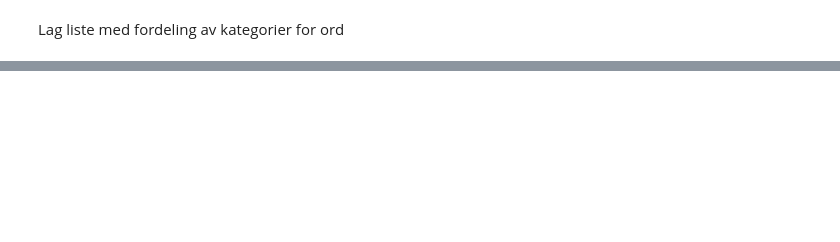
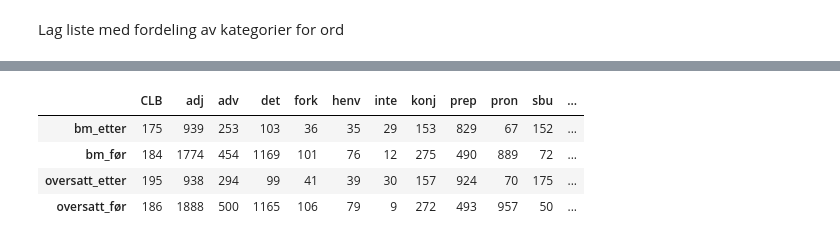
Before and after one commit to Yoonsen/Oversettelse, a Jupyter notebook: oversettelse_analyse_MONS-mandag-25.ipynb, the cells around one changed output, grey strips where cells are left out. Cells and saved outputs as stored; diff of their text form; code cells hidden in the pictures; blank space fills up the shorter version.

```diff
--- a/oversettelse_analyse_MONS-mandag-25.ipynb
+++ b/oversettelse_analyse_MONS-mandag-25.ipynb
@@ -722,3 +817,0 @@ nb.heatmap(collbefore_nob['smilende'].sort_values(by='weight', ascending=False)[
-# %%
-
-check_syntax = lambda w, colloc, column, number = 20: Counter([z.split()[0][:4].strip() for x in list(map(nb.word_form, colloc[w].sort_values(by=colloc[w].columns[column], ascending=False)[:number].index)) for z in x if x != []])
@@ -747,3 +836,8 @@ left_nob = left_nob[cols]
 right_nob = right_nob[cols]
 right_coll = right_coll[cols]
 left_coll = left_coll[cols]
+# %%
+left_nob = left_nob[sorted(left_nob.columns)]
+left_coll = left_coll[sorted(left_coll.columns)]
+right_nob = right_nob[sorted(right_nob.columns)]
+right_coll = right_coll[sorted(right_coll.columns)]
@@ -757,0 +872,10 @@ right_coll.fillna(0).style.background_gradient(axis=1)
+# %%
+syntaks = nb.frame({'bm_før':left_nob.sum(), 'oversatt_før': left_coll.sum(), 'bm_etter':right_nob.sum(), 'oversatt_etter':right_coll.sum()})
+# %%
+syntaks.style.background_gradient(axis=1, cmap='Blues')
+# %% [output]
+|  | CLB | adj | adv | det | fork | henv | inte | konj | prep | pron | sbu | ... |
+| bm_etter | 175 | 939 | 253 | 103 | 36 | 35 | 29 | 153 | 829 | 67 | 152 | ... |
+| bm_før | 184 | 1774 | 454 | 1169 | 101 | 76 | 12 | 275 | 490 | 889 | 72 | ... |
+| oversatt_etter | 195 | 938 | 294 | 99 | 41 | 39 | 30 | 157 | 924 | 70 | 175 | ... |
+| oversatt_før | 186 | 1888 | 500 | 1165 | 106 | 79 | 9 | 272 | 493 | 957 | 50 | ... |
```
Also changed, not shown: parts of 34 cells of this notebook, 10 other files.
